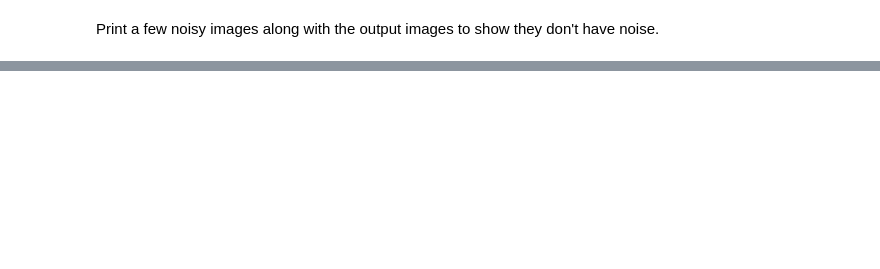
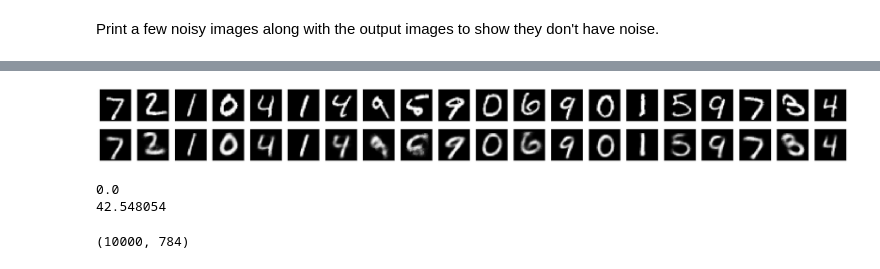
Before and after one commit to cjmasamitsu/mlnn-masamitsu, a Jupyter notebook: 12/masamitsu-week12-asnmt.ipynb, the cells around one changed output, grey strips where cells are left out. Saved outputs shown, nothing was run; the diff lists cells and outputs as text; code cells hidden in the pictures; blank space fills up the shorter version.

```diff
--- a/12/masamitsu-week12-asnmt.ipynb
+++ b/12/masamitsu-week12-asnmt.ipynb
@@ -282,0 +238,22 @@ plt.show()
+# %%
+encoded_imgs = encoder.predict(xtest)
+decoded_imgs = decoder.predict(encoded_imgs)
+import matplotlib.pyplot as plt
+
+n = 20  # how many digits we will display
+plt.figure(figsize=(40, 4))
+for i in range(n):
+    # display original
+    ax = plt.subplot(2, n, i + 1)
+    plt.imshow(xtest[i].reshape(28, 28))
+    plt.gray()
+    ax.get_xaxis().set_visible(False)
+    ax.get_yaxis().set_visible(False)
+
+    # display reconstruction
+    ax = plt.subplot(2, n, i + 1 + n)
+    plt.imshow(decoded_imgs[i].reshape(28, 28))
+    plt.gray()
+    ax.get_xaxis().set_visible(False)
+    ax.get_yaxis().set_visible(False)
+plt.show()
@@ -284,0 +284,23 @@ Print a few noisy images along with the output images to show they don't have no
+# %%
+encoded_imgs = encoder.predict(xtest)
+decoded_imgs = decoder.predict(encoded_imgs)
+import matplotlib.pyplot as plt
+
+n = 20  # how many digits we will display
+plt.figure(figsize=(40, 4))
+for i in range(n):
+    # display original
+    ax = plt.subplot(2, n, i + 1)
+    plt.imshow(xtest[i].reshape(28, 28))
+    plt.gray()
+    ax.get_xaxis().set_visible(False)
+    ax.get_yaxis().set_visible(False)
+
+    # display reconstruction
+    ax = plt.subplot(2, n, i + 1 + n)
+    plt.imshow(decoded_imgs[i].reshape(28, 28))
+    plt.gray()
+    ax.get_xaxis().set_visible(False)
+    ax.get_yaxis().set_visible(False)
+plt.show()
+# %% [output]
@@ -284,0 +309,7 @@ Print a few noisy images along with the output images to show they don't have no
+[figure, added]
+# %%
+print(np.min(encoded_imgs))
+print(np.max(encoded_imgs))
+# %% [output]
+0.0
+42.548054
@@ -284,0 +319,4 @@ Print a few noisy images along with the output images to show they don't have no
+# %%
+noise_preds.shape
+# %% [output]
+(10000, 784)
```
Also changed, not shown: parts of 40 cells of this notebook, 1 other file.
